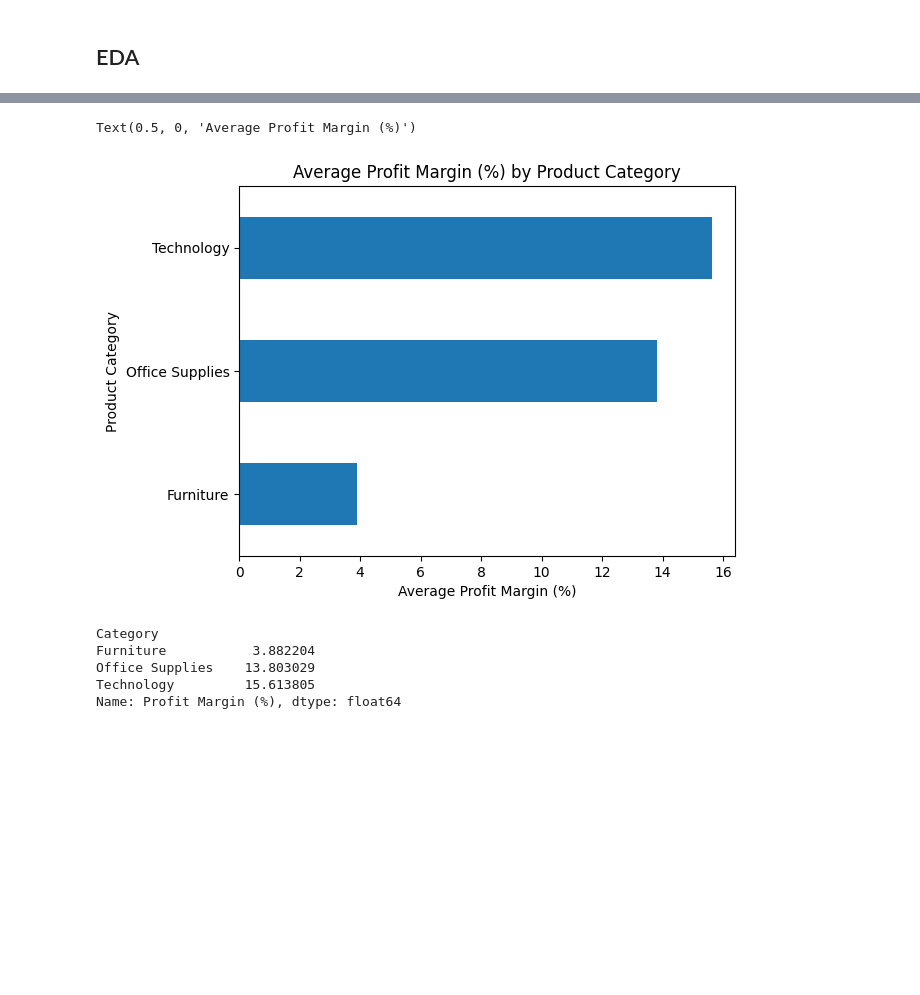
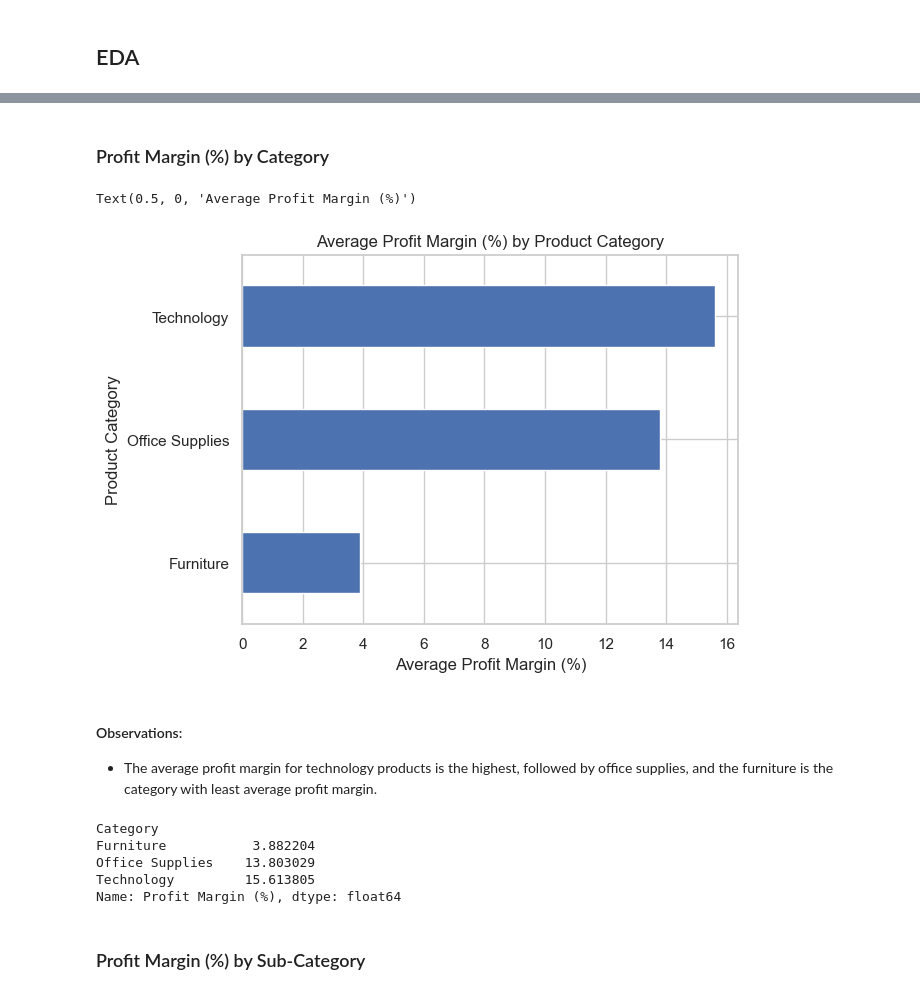
Before and after one commit to jhwong97/wqd7001-superstore-analysis-project, a Jupyter notebook: eda_Wing.ipynb, the cells around one changed output, grey strips where cells are left out. Cells and saved outputs as stored; diff of their text form; code cells hidden in the pictures; blank space fills up the shorter version.

Commit message:
Updated on pie chart, and standardize visual tools

```diff
--- a/eda_Wing.ipynb
+++ b/eda_Wing.ipynb
@@ -65,6 +67,6 @@ Sub-Category 17 unique values are: ['Bookcases' 'Chairs' 'Labels' 'Tables' 'Stor
 Ship Mode 4 unique values are: ['Second Class' 'Standard Class' 'First Class' 'Same Day']
 # %%
 # drop unused columns
-df = df.drop(columns=['Row ID', 'Customer Name'])
+df = df.drop(columns=['Ship Date', 'Ship Mode', 'Country', 'Postal Code', 'Row ID', 'Customer Name'])
 df.head()
 # %% [output]
@@ -238,17 +265,22 @@ fig_subcat_sales.show()
+# %% [markdown]
+### Profit Margin (%) by Category
 # %%
 #create a nuw column (Profit Margin by percentage)
-df["Profit Margin (%)"] = df['Profit']*100/df['Sales']
+df["Profit Margin (%)"] = (df['Profit']/df['Sales'])*100
 #Check the average profit margin for each category
 avg_profit_margin_by_category = df.groupby('Category')['Profit Margin (%)'].mean()
 #Display profit margin by category
 avg_profit_margin_by_category.plot(kind='barh')
 # Graph title, x axis and y axis labelling
 plt.title("Average Profit Margin (%) by Product Category")
 plt.ylabel("Product Category")
 plt.xlabel("Average Profit Margin (%)")
 # %% [output]
 Text(0.5, 0, 'Average Profit Margin (%)')
-[figure, old version]
+[figure, new version]
+# %% [markdown]
+#### Observations:
+- The average profit margin for technology products is the highest, followed by office supplies, and the furniture is the category with least average profit margin.
 # %%
 avg_profit_margin_by_category = df.groupby('Category')['Profit Margin (%)'].mean()
 
@@ -278,0 +294,2 @@ fig_subcat_profit_margin.show()
+# %% [markdown]
+### Profit Margin (%) by Sub-Category
```
Also changed, not shown: parts of 34 cells of this notebook.
